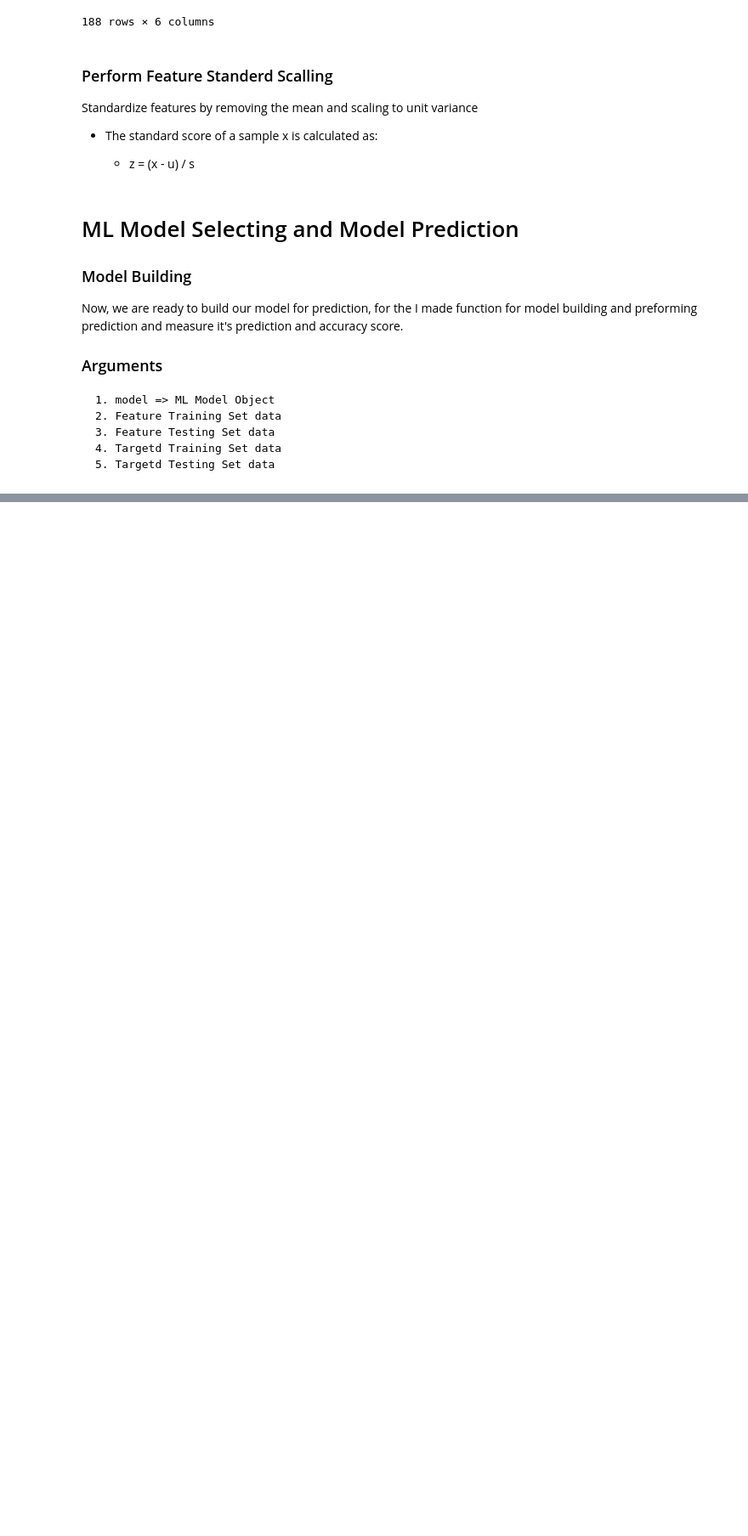
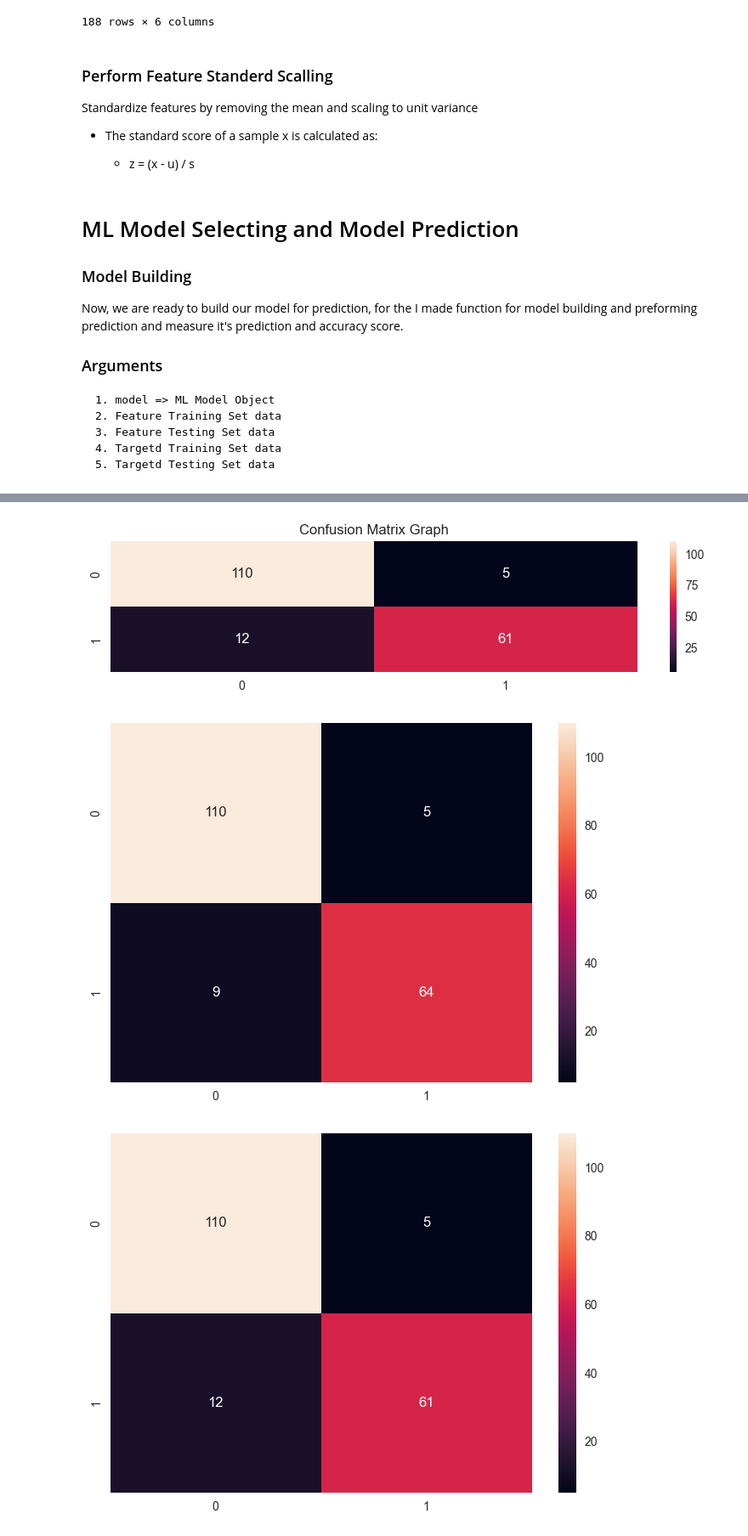
Before and after one commit to adilrasheed139/Breast-Cancer-Prediction, a Jupyter notebook: Predication model.ipynb, the cells around one changed output, grey strips where cells are left out. Shown at 85% size. Saved outputs shown, nothing was run; the diff lists cells and outputs as text; code cells hidden in the pictures; blank space fills up the shorter version.

Commit message:
model impliment

```diff
--- a/Predication model.ipynb
+++ b/Predication model.ipynb
@@ -489,0 +533,27 @@ Now, we are ready to build our model for prediction, for the I made function for
+# %%
+# Let's Define the function for confision metric Graphs
+
+def cm_metrix_graph(cm):
+
+    sns.heatmap(cm,annot=True,fmt="d")
+    plt.show()
+# %%
+df_prediction = []
+confusion_matrixs = []
+df_prediction_cols = [ 'model_name', 'score', 'accuracy_score' , "accuracy_percentage"]
+
+for name, model in zip(list(models_list.keys()), list(models_list.values())):
+
+    (score, accuracy, predictions) = model_building(model, X_train, X_test, y_train, y_test )
+
+    print("\n\nClassification Report of '"+ str(name), "'\n")
+
+    print(classification_report(y_test, predictions))
+
+    df_prediction.append([name, score, accuracy, "{0:.2%}".format(accuracy)])
+
+    # For Showing Metrics
+    confusion_matrixs.append(confusion_matrix(y_test, predictions))
+
+
+df_pred = pd.DataFrame(df_prediction, columns=df_prediction_cols)
@@ -489,0 +582,15 @@ Now, we are ready to build our model for prediction, for the I made function for
+# %%
+plt.figure(figsize=(10,2))
+plt.title('Confusion Matrix Graph')
+
+for index, cm in enumerate(confusion_matrixs):
+    plt.xlabel('Nagtive, Positive')
+    plt.ylabel('True, Positive')
+
+    # Show The Metrics Graph
+    cm_metrix_graph(cm)
+    plt.tight_layout(pad=True)
+# %% [output]
+[figure, added]
+[figure, added]
+[figure, added]
```
Also changed, not shown: parts of 27 cells of this notebook.
